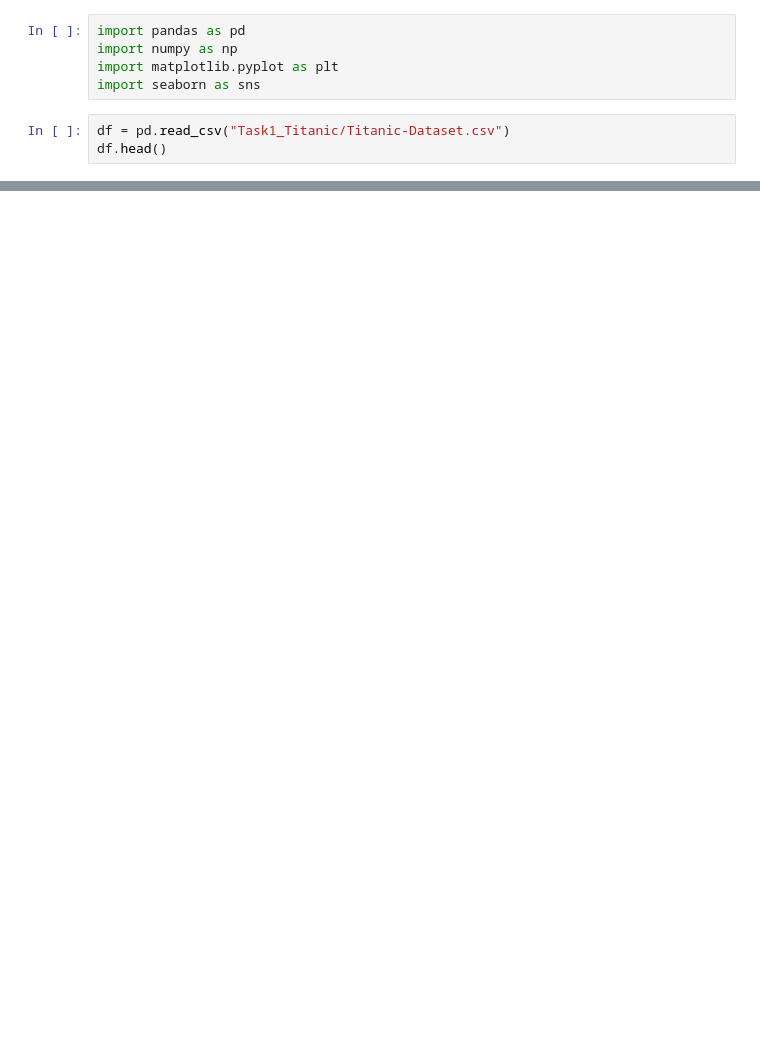
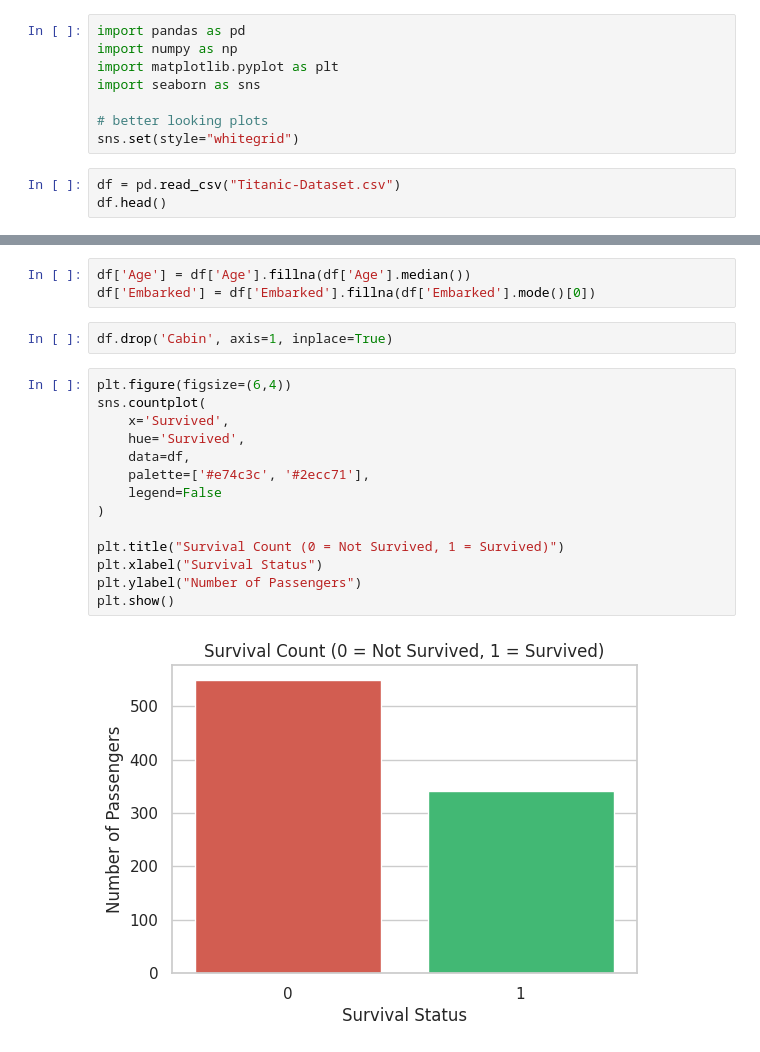
Before and after one commit to Pratheek1027/CODSOFTT, a Jupyter notebook: codesoft_task1_titanic.ipynb, the cells around one changed output, grey strips where cells are left out. Drawn from its saved outputs; the diff is of its cells as text; blank space fills up the shorter version.

```diff
--- a/codesoft_task1_titanic.ipynb
+++ b/codesoft_task1_titanic.ipynb
@@ -9,8 +5,11 @@ import pandas as pd
 import numpy as np
 import matplotlib.pyplot as plt
 import seaborn as sns
+
+# better looking plots
+sns.set(style="whitegrid")
 # %%
-df = pd.read_csv("Task1_Titanic/Titanic-Dataset.csv")
+df = pd.read_csv("Titanic-Dataset.csv")
 df.head()
 # %% [output]
 |  | PassengerId | Survived | Pclass | Name | Sex | Age | SibSp | Parch | Ticket | Fare | ... |
@@ -43,0 +58,21 @@ memory usage: 83.7+ KB
+# %%
+df['Age'] = df['Age'].fillna(df['Age'].median())
+df['Embarked'] = df['Embarked'].fillna(df['Embarked'].mode()[0])
+# %%
+df.drop('Cabin', axis=1, inplace=True)
+# %%
+plt.figure(figsize=(6,4))
+sns.countplot(
+    x='Survived',
+    hue='Survived',
+    data=df,
+    palette=['#e74c3c', '#2ecc71'],
+    legend=False
+)
+
+plt.title("Survival Count (0 = Not Survived, 1 = Survived)")
+plt.xlabel("Survival Status")
+plt.ylabel("Number of Passengers")
+plt.show()
+# %% [output]
+[figure, added]
```
Also changed, not shown: parts of 22 cells of this notebook.
